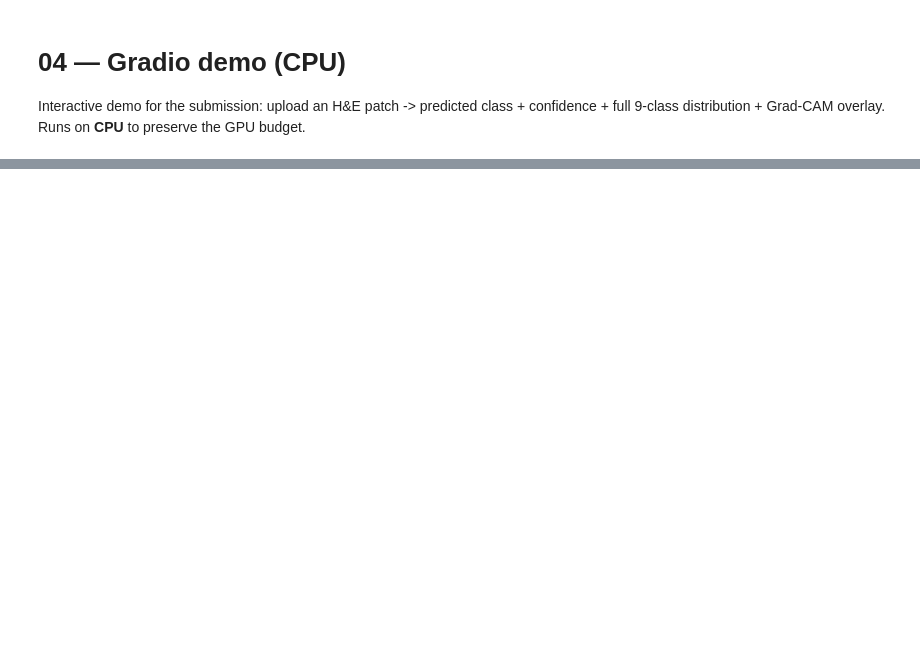
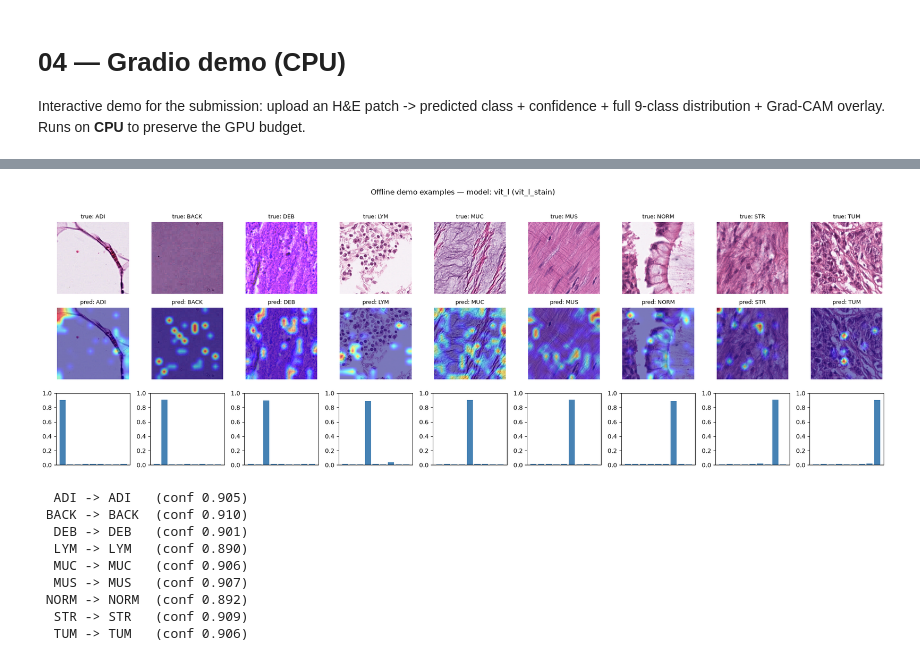
Before and after one commit to thunderhill/finetuning-004-pathology, a Jupyter notebook: 04_gradio_demo.ipynb, the cells around one changed output, grey strips where cells are left out. Saved outputs shown, nothing was run; the diff lists cells and outputs as text; code cells hidden in the pictures; blank space fills up the shorter version.

```diff
--- a/04_gradio_demo.ipynb
+++ b/04_gradio_demo.ipynb
@@ -23,10 +23,12 @@ PERSIST_DIR = Path(os.environ.get("PERSIST_DIR", "/workspace/shared/ft004"))
 RUN_NAME = "vit_l_stain"
 ck = load_checkpoint(PERSIST_DIR / "checkpoints" / RUN_NAME / "best.pth", map_location="cpu")
 cfg, classes = ck["cfg"], ck["classes"]
-device = torch.device("cpu")
-model = build_model(cfg, num_classes=len(classes))
+# Training is finished and the GPU is idle, so use it here too -> Grad-CAM capture in
+# seconds instead of minutes. The interactive demo below works the same on GPU or CPU.
+device = get_device()
+model = build_model(cfg, num_classes=len(classes)).to(device)
 raw_module(model).load_state_dict(ck["model"])
 model.eval()
-cam = make_gradcam(model, cfg["model"])
+cam = make_gradcam(raw_module(model), cfg["model"])
 eval_aug = build_eval_aug(cfg["img_size"])
-print("demo model ready:", cfg["model"])
+print("demo model ready:", cfg["model"], "on", device)
@@ -38,7 +47,7 @@ def classify(image, use_macenko=False):
             img = MacenkoNormalizer(target_img=img)(img)  # self-normalize as a light demo
         except Exception as e:
             logger.warning(f"Macenko skipped ({e})")
-    x = eval_aug(image=img)["image"].unsqueeze(0)
+    x = eval_aug(image=img)["image"].unsqueeze(0).to(device)
     with torch.no_grad():
         probs = model(x).softmax(1)[0]
     top = int(probs.argmax())
@@ -51,3 +60,36 @@ def classify(image, use_macenko=False):
     else:
         overlay = image
     return label_desc, dist, overlay
+# %%
+# Offline demo capture: run classify() on one example per class, save a grid + predictions JSON
+# so the demo's behaviour can be reviewed without a live Gradio server.
+import json as _json
+import matplotlib.pyplot as plt
+
+paths = ensure_dataset(PERSIST_DIR)
+VAL_DIR = paths["CRC-VAL-HE-7K"]
+demo_ds = PathologyPatchDataset(VAL_DIR, classes=classes, transform=None)
+
+OUT = PERSIST_DIR / "outputs"; OUT.mkdir(parents=True, exist_ok=True)
+results = []
+fig, axes = plt.subplots(3, len(classes), figsize=(2.2 * len(classes), 6.5))
+for col, c in enumerate(classes):
+    i = next(idx for idx, (_, l) in enumerate(demo_ds.samples) if classes[l] == c)
+    path, _ = demo_ds.samples[i]
+    img = Image.open(path).convert("RGB")
+    label_desc, dist, overlay = classify(img)
+    pred_class = label_desc.split(" — ")[0]
+    pred_key = next(k for k in dist if k.startswith(pred_class))
+    results.append({"true": c, "pred": pred_class, "confidence": float(dist[pred_key]), "file": str(path)})
+    axes[0, col].imshow(img); axes[0, col].axis("off"); axes[0, col].set_title(f"true: {c}", fontsize=9)
+    axes[1, col].imshow(overlay); axes[1, col].axis("off"); axes[1, col].set_title(f"pred: {pred_class}", fontsize=9)
+    axes[2, col].bar(range(len(classes)), [dist[k] for k in dist], color="steelblue")
+    axes[2, col].set_xticks([]); axes[2, col].set_ylim(0, 1)
+plt.suptitle(f"Offline demo examples — model: {cfg['model']} ({RUN_NAME})", y=1.02)
+plt.tight_layout()
+plt.savefig(OUT / "demo_offline_examples.png", dpi=160, bbox_inches="tight")
+plt.show()
+_json.dump(results, open(OUT / "demo_offline_examples.json", "w"), indent=2)
+for r in results:
+    print(f"{r['true']:>5} -> {r['pred']:<5} (conf {r['confidence']:.3f})")
+# %% [output]
@@ -54,3 +99,13 @@ def classify(image, use_macenko=False):
+[figure, added]
+  ADI -> ADI   (conf 0.905)
+ BACK -> BACK  (conf 0.910)
+  DEB -> DEB   (conf 0.901)
+  LYM -> LYM   (conf 0.890)
+  MUC -> MUC   (conf 0.906)
+  MUS -> MUS   (conf 0.907)
+ NORM -> NORM  (conf 0.892)
+  STR -> STR   (conf 0.909)
+  TUM -> TUM   (conf 0.906)
 # %%
 _ensure("gradio")
 import gradio as gr
```
Also changed, not shown: parts of 3 cells of this notebook, 28 other files.
